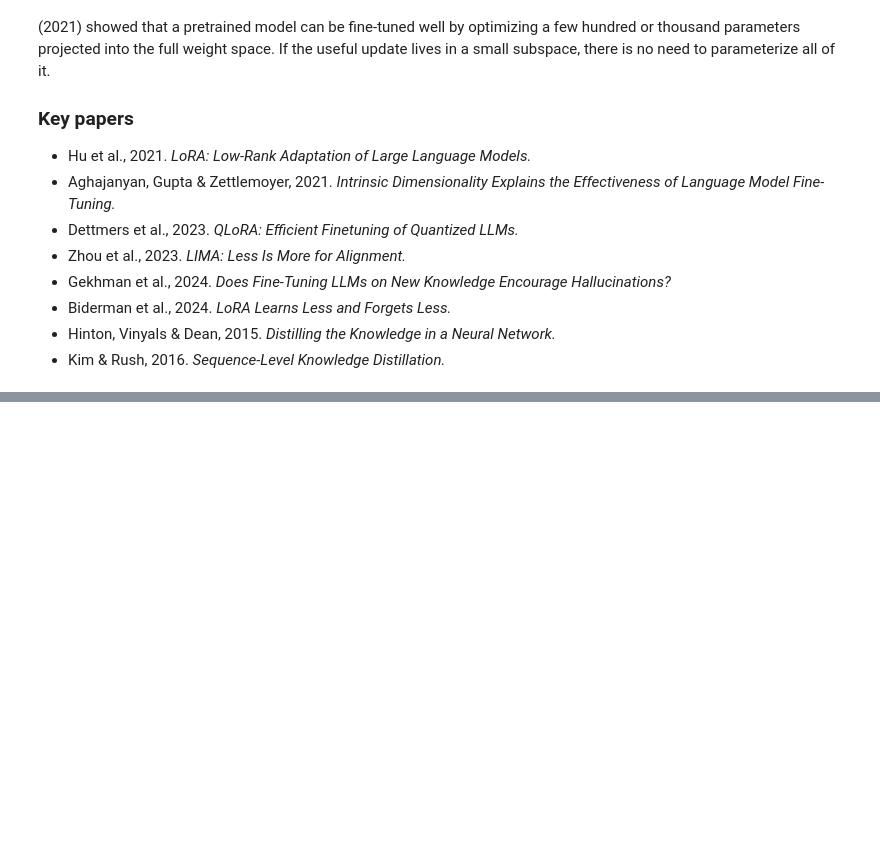
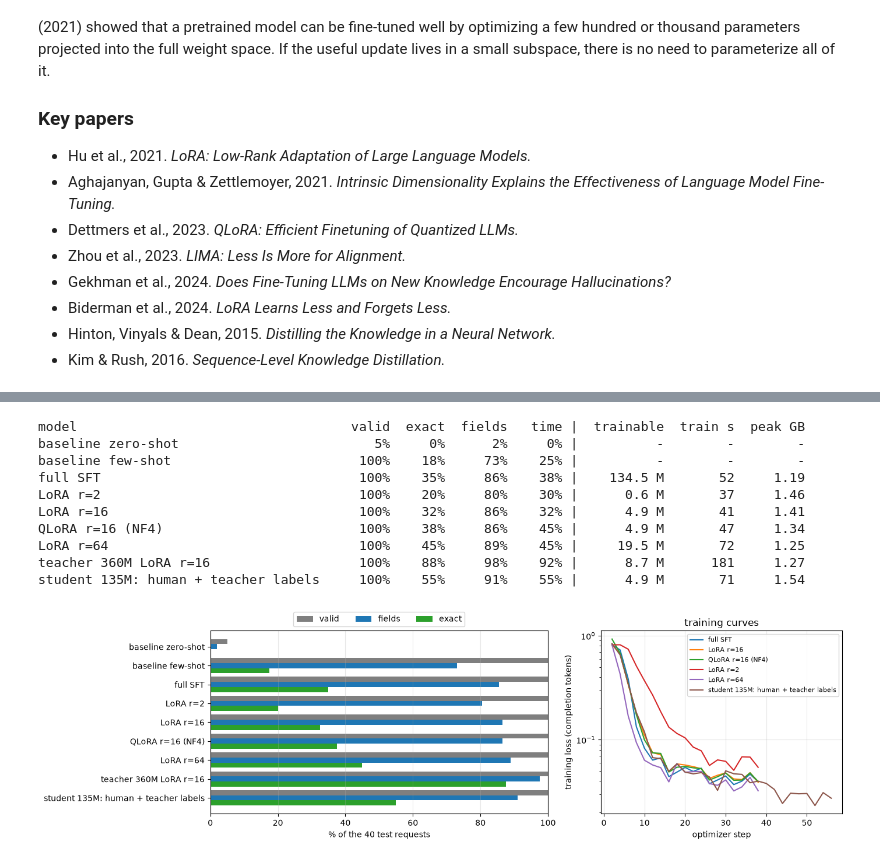
Before and after one commit to ZoodiacR/llm-edu-suite, a Jupyter notebook: notebooks/03_post_training/07_finetuning_sft_lora.ipynb, the cells around one changed output, grey strips where cells are left out. Cells and saved outputs as stored; diff of their text form; code cells hidden in the pictures; blank space fills up the shorter version.

```diff
--- a/notebooks/03_post_training/07_finetuning_sft_lora.ipynb
+++ b/notebooks/03_post_training/07_finetuning_sft_lora.ipynb
@@ -696,0 +712,33 @@ With 40 test requests, each request is 2.5 points: treat differences of one or t
+# %%
+order = [n for n in ["baseline zero-shot", "baseline few-shot", "full SFT", "LoRA r=2", "LoRA r=16", "QLoRA r=16 (NF4)", "LoRA r=64",
+                     "teacher 360M LoRA r=16", "student 135M: human + teacher labels"] if n in RESULTS]
+print(f"{'model':38s} {'valid':>6s} {'exact':>6s} {'fields':>7s} {'time':>6s} | {'trainable':>10s} {'train s':>8s} {'peak GB':>8s}")
+for n in order:
+    r, run = RESULTS[n], RUNS.get(n)
+    cost = f"{run['trainable']/1e6:8.1f} M {run['time']:8.0f} {run['peak']:8.2f}" if run else f"{'-':>10s} {'-':>8s} {'-':>8s}"
+    print(f"{n:38s} {100*r['valid']:5.0f}% {100*r['exact']:5.0f}% {100*r['fields']:6.0f}% {100*r['time']:5.0f}% | {cost}")
+
+fig, ax = plt.subplots(1, 2, figsize=(14, 4.2), gridspec_kw={"width_ratios": [1.4, 1]})
+ys = np.arange(len(order)); w = 0.27
+for k, (metric, c) in enumerate([("valid", "tab:gray"), ("fields", "tab:blue"), ("exact", "tab:green")]):
+    ax[0].barh(ys + (k - 1) * w, [100 * RESULTS[n][metric] for n in order], height=w, color=c, label=metric)
+ax[0].set_yticks(ys, order); ax[0].invert_yaxis(); ax[0].set_xlim(0, 100); ax[0].set_xlabel("% of the 40 test requests")
+ax[0].legend(loc="lower center", bbox_to_anchor=(0.5, 1.0), ncol=3); ax[0].grid(alpha=.3, axis="x")
+for n in ["full SFT", "LoRA r=16", "QLoRA r=16 (NF4)", "LoRA r=2", "LoRA r=64", "student 135M: human + teacher labels"]:
+    steps, loss = zip(*RUNS[n]["loss"])
+    ax[1].plot(steps, loss, label=n)
+ax[1].set_yscale("log"); ax[1].set_xlabel("optimizer step"); ax[1].set_ylabel("training loss (completion tokens)")
+ax[1].set_title("training curves"); ax[1].grid(alpha=.3); ax[1].legend(fontsize=8)
+plt.tight_layout(); plt.show()
+# %% [output]
+model                                   valid  exact  fields   time |  trainable  train s  peak GB
+baseline zero-shot                         5%     0%      2%     0% |          -        -        -
+baseline few-shot                        100%    18%     73%    25% |          -        -        -
+full SFT                                 100%    35%     86%    38% |    134.5 M       52     1.19
+LoRA r=2                                 100%    20%     80%    30% |      0.6 M       37     1.46
+LoRA r=16                                100%    32%     86%    32% |      4.9 M       41     1.41
+QLoRA r=16 (NF4)                         100%    38%     86%    45% |      4.9 M       47     1.34
+LoRA r=64                                100%    45%     89%    45% |     19.5 M       72     1.25
+teacher 360M LoRA r=16                   100%    88%     98%    92% |      8.7 M      181     1.27
+student 135M: human + teacher labels     100%    55%     91%    55% |      4.9 M       71     1.54
+[figure, added]
```
Also changed, not shown: parts of 48 cells of this notebook, 25 other files.
